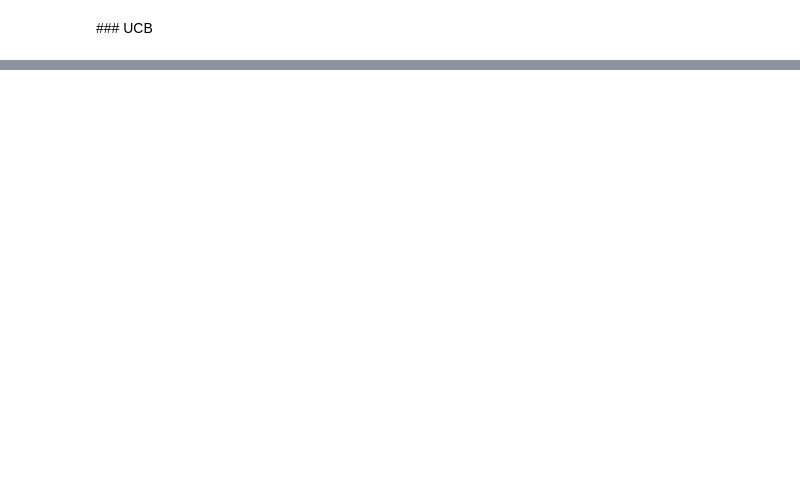
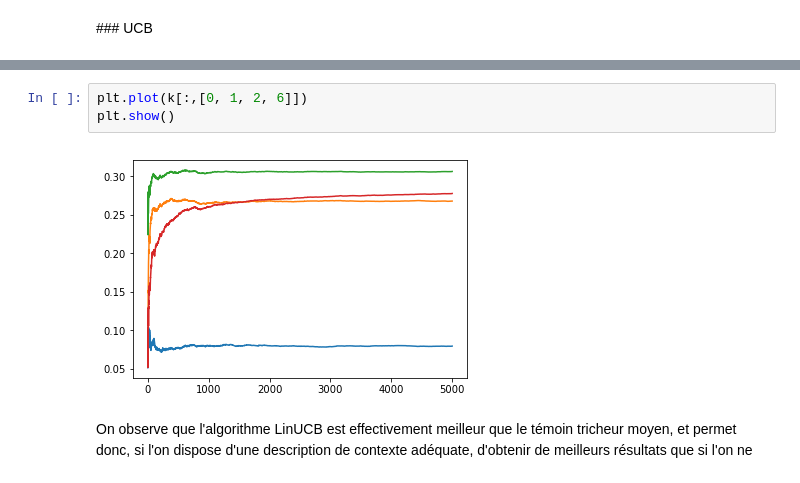
Before and after one commit to Benlog/FDMS, a Jupyter notebook: TME8.ipynb, the cells around one changed output, grey strips where cells are left out. Drawn from its saved outputs; the diff is of its cells as text; blank space fills up the shorter version.

```diff
--- a/TME8.ipynb
+++ b/TME8.ipynb
@@ -106,0 +299,7 @@ SyntaxError: can't assign to function call (<ipython-input-116-789e2fcc7546>, li
+# %%
+plt.plot(k[:,[0, 1, 2, 6]])
+plt.show()
+# %% [output]
+[figure, added]
+# %% [markdown]
+On observe que l'algorithme LinUCB est effectivement meilleur que le témoin tricheur moyen, et permet donc, si l'on dispose d'une description de contexte adéquate, d'obtenir de meilleurs résultats que si l'on ne
```
Also changed, not shown: parts of 30 cells of this notebook, 1 other file.
